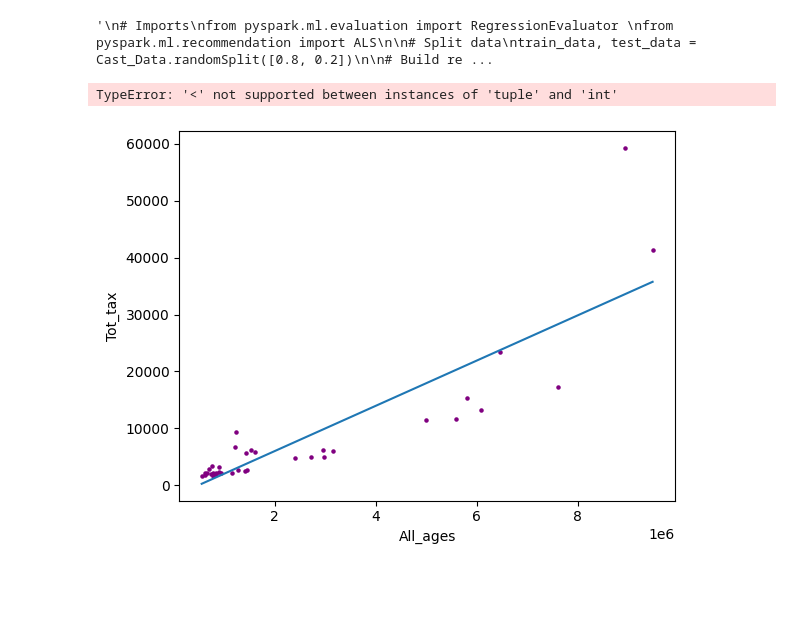
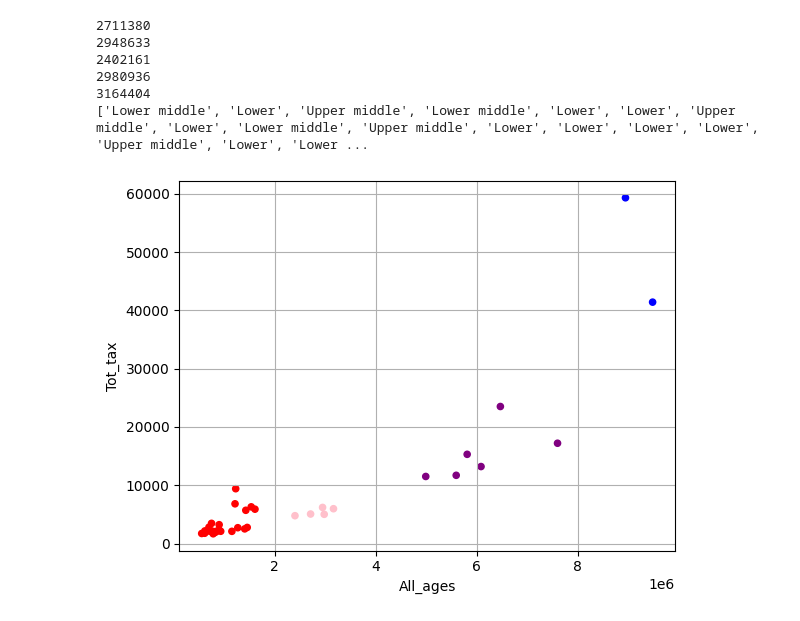
Before and after one commit to Katie-Maddick/University-Big-Data-Project, a Jupyter notebook: Project_26313331/Project.ipynb, the cells around one changed output. Drawn from its saved outputs; the diff is of its cells as text; code cells hidden in the pictures; blank space fills up the shorter version.

```diff
--- a/Project_26313331/Project.ipynb
+++ b/Project_26313331/Project.ipynb
@@ -151,35 +151,6 @@ Cast_Data = Data.join(Temp_Store,Data.id == Temp_Store.id1,'full_outer')
 Cast_Data = Cast_Data.drop(col('id1'))
 
 Cast_Data = Cast_Data.filter(Cast_Data.id!=0)
-# %%
-'''
-# Imports
-from pyspark.ml.evaluation import RegressionEvaluator
-from pyspark.ml.recommendation import ALS
-
-# Split data
-train_data, test_data = Cast_Data.randomSplit([0.8, 0.2])
-
-# Build recommender model
-als = ALS(maxIter=5, regParam=0.01, userCol='Truster', itemCol='Movie', ratingCol='Rating')
-
-# Fit
-model = als.fit(train_data)
-
-# Evaluate
-predictions = model.transform(test_data)
-predictions.show()
-
-# Drop null
-predictions = predictions.na.drop()
-
-# RMSE
-evaluator = RegressionEvaluator(metricName="rmse", labelCol="Rating",predictionCol="prediction")
-rmse = evaluator.evaluate(predictions)
-print("Root-mean-square error = " + str(rmse))
-'''
-# %% [output]
-'\n# Imports\nfrom pyspark.ml.evaluation import RegressionEvaluator \nfrom pyspark.ml.recommendation import ALS\n\n# Split data\ntrain_data, test_data = Cast_Data.randomSplit([0.8, 0.2])\n\n# Build re ...
 # %%
 import sys
 import matplotlib # pip install matplotlib
@@ -187,43 +158,49 @@ import matplotlib.pyplot as plt
 
 # Convert to Pandas
 Pop = Cond_Pop.toPandas()
 Inc = Cond_Inc.toPandas()
 Sta = Statements.toPandas()
 Dat = Cast_Data.toPandas()
 
+Ages = Dat['All_ages'].values.tolist()
+
+'''
 # Visualise data
 ax = Dat.plot.scatter(x='All_ages',y='Tot_tax',s=5,c='purple',grid=True)
 
 # Create line of best fit
 z = np.polyfit(x=Dat.loc[:,'All_ages'],y=Dat.loc[:,'Tot_tax'],deg=1)
 p = np.poly1d(z)
 Dat['Trendline'] = p(Dat.loc[:,'All_ages'])
-
-Dat.set_index('All_ages',inplace=True)
-Dat.Trendline.sort_index(ascending=False).plot(ax=ax)
-
+'''
 cat_var = []
 
 # Create category
-for All_ages in Dat.iterrows():
-    if All_ages < 200000:
+for i in range(len(Ages)):
+    if Ages[i] < 2000000:
         cat_var.append('Lower')
-    elif All_ages > 200000 and i < 400000:
+    elif Ages[i] > 2000000 and Ages[i] < 4000000:
         cat_var.append('Lower middle')
-    elif All_ages > 400000 and i < 800000:
+    elif Ages[i] > 4000000 and Ages[i] < 8000000:
         cat_var.append('Upper middle')
     else:
         cat_var.append('Upper')
 
+print(cat_var)
 
 # Create the groups seen in graph
 colours = {'Lower': 'red', 'Lower middle': 'pink', 'Upper middle': 'purple', 'Upper': 'blue'}
 colour_list = [colours[group] for group in cat_var]
 
 gro_ax = Dat.plot.scatter('All_ages','Tot_tax',c=colour_list,grid=True)
 # %% [output]
-TypeError: '<' not supported between instances of 'tuple' and 'int'
+2711380
+2948633
+2402161
+2980936
+3164404
+['Lower middle', 'Lower', 'Upper middle', 'Lower middle', 'Lower', 'Lower', 'Upper middle', 'Lower', 'Lower middle', 'Upper middle', 'Lower', 'Lower', 'Lower', 'Lower', 'Upper middle', 'Lower', 'Lower ...
-[figure, old version]
+[figure, new version]
 # %%
 # Imports
 #from sklearn.ensemble import RandomForestClassifier # pip3 install -U scikit-learn scipy matplotlib
```
Also changed, not shown: parts of 2 cells of this notebook.
